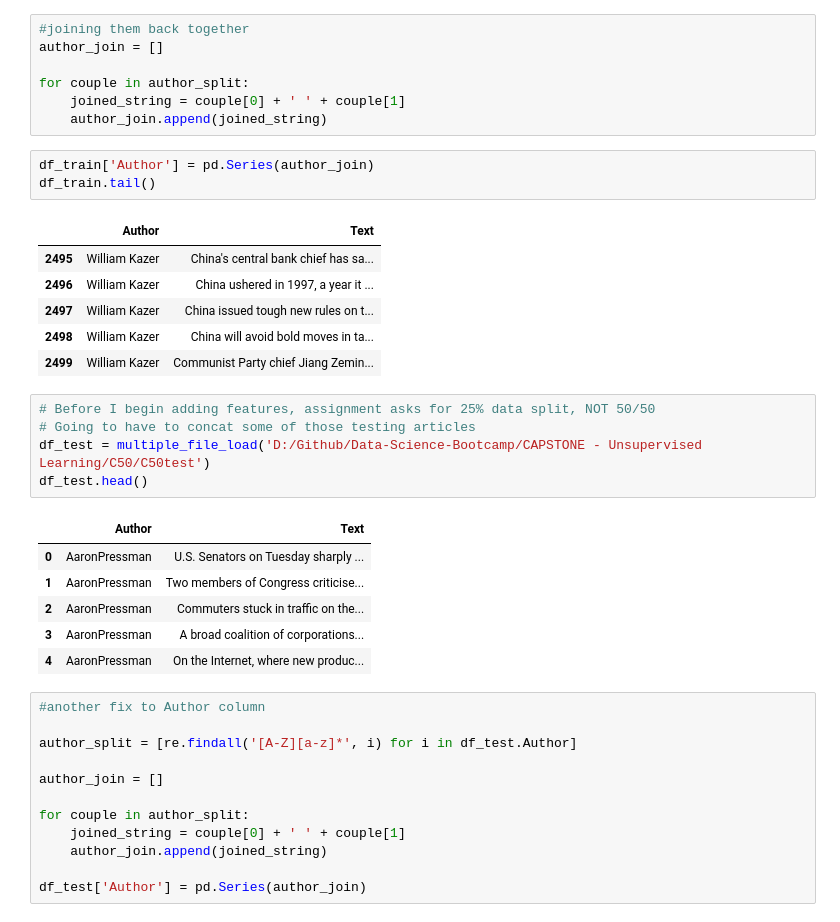
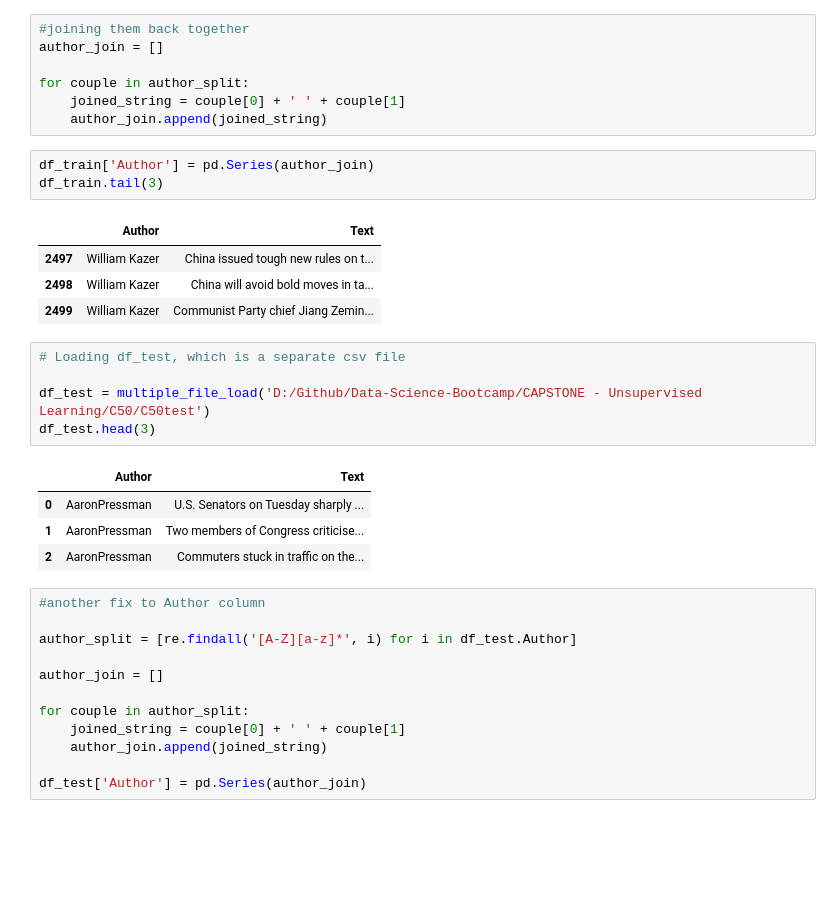
Before and after one commit to jafonte01/CAPSTONE---Unsupervised-Learning, a Jupyter notebook: Unit 4 NEW Capstone .ipynb, the cells around one changed output. Cells and saved outputs as stored; diff of their text form; blank space fills up the shorter version.

```diff
--- a/Unit 4 NEW Capstone .ipynb
+++ b/Unit 4 NEW Capstone .ipynb
@@ -110,26 +100,22 @@ for couple in author_split:
     author_join.append(joined_string)
 # %%
 df_train['Author'] = pd.Series(author_join)
-df_train.tail()
+df_train.tail(3)
 # %% [output]
 |  | Author | Text |
-| 2495 | William Kazer | China's central bank chief has sa... |
-| 2496 | William Kazer | China ushered in 1997, a year it ... |
 | 2497 | William Kazer | China issued tough new rules on t... |
 | 2498 | William Kazer | China will avoid bold moves in ta... |
 | 2499 | William Kazer | Communist Party chief Jiang Zemin... |
 # %%
-# Before I begin adding features, assignment asks for 25% data split, NOT 50/50
-# Going to have to concat some of those testing articles
+# Loading df_test, which is a separate csv file
+
 df_test = multiple_file_load('D:/Github/Data-Science-Bootcamp/CAPSTONE - Unsupervised Learning/C50/C50test')
-df_test.head()
+df_test.head(3)
 # %% [output]
 |  | Author | Text |
 | 0 | AaronPressman | U.S. Senators on Tuesday sharply ... |
 | 1 | AaronPressman | Two members of Congress criticise... |
 | 2 | AaronPressman | Commuters stuck in traffic on the... |
-| 3 | AaronPressman | A broad coalition of corporations... |
-| 4 | AaronPressman | On the Internet, where new produc... |
 # %%
 #another fix to Author column
 
```
Also changed, not shown: parts of 69 cells of this notebook.
